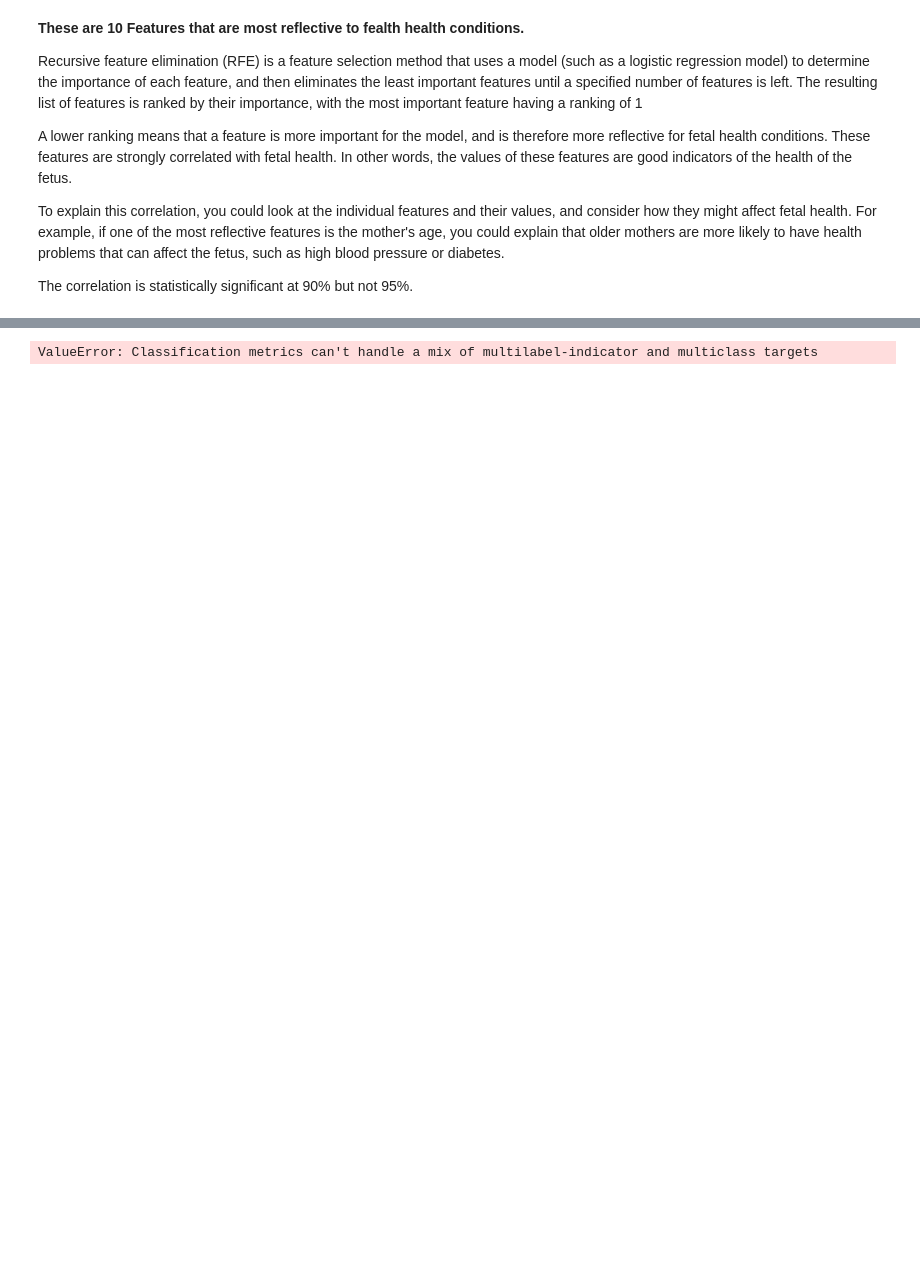
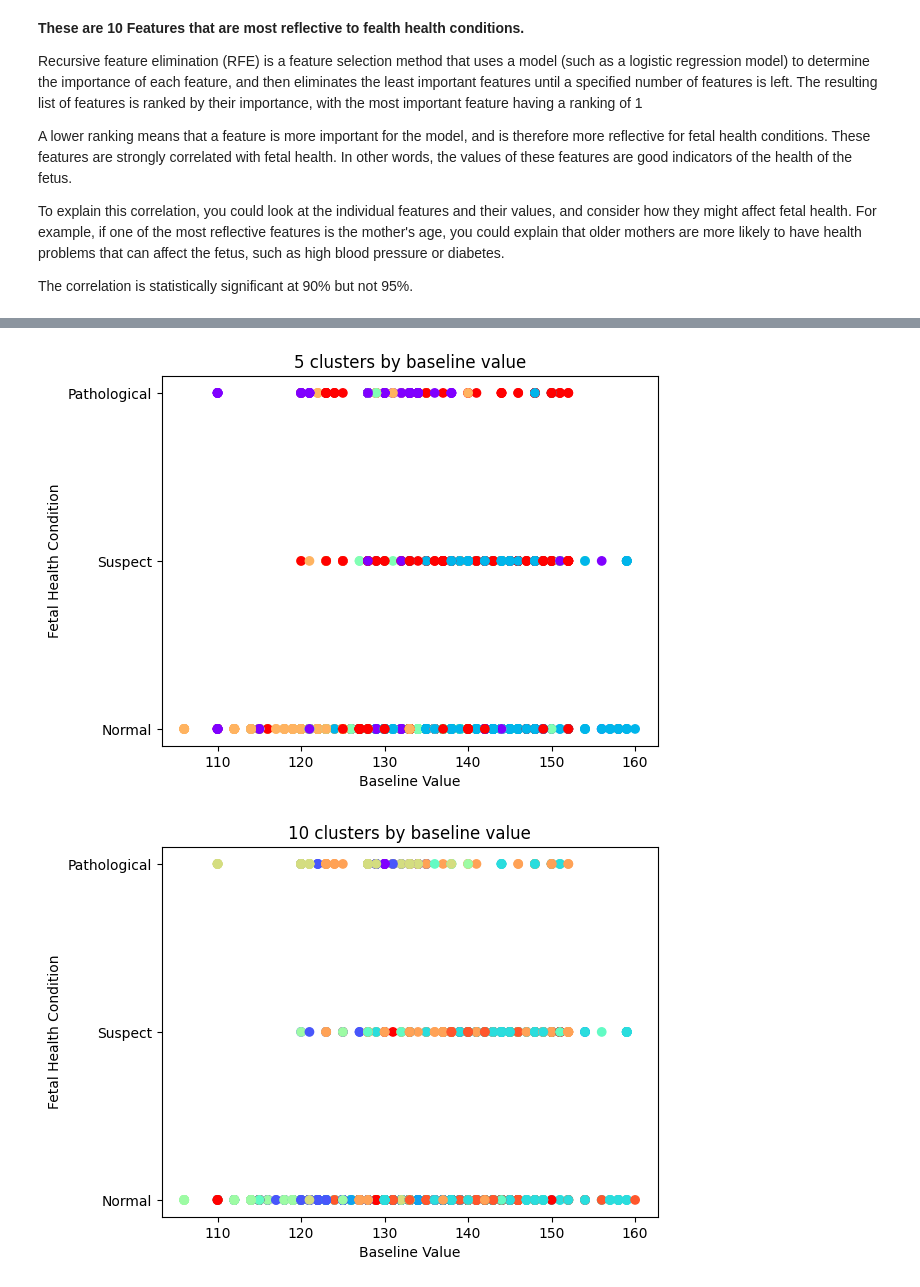
Before and after one commit to Jumaiza/CS301, a Jupyter notebook: FinalProject/finalProject.ipynb, the cells around one changed output, grey strips where cells are left out. Drawn from its saved outputs; the diff is of its cells as text; code cells hidden in the pictures; blank space fills up the shorter version.

```diff
--- a/FinalProject/finalProject.ipynb
+++ b/FinalProject/finalProject.ipynb
@@ -190,4 +213,17 @@ F1 Score:  0.7044447251343803
-# %%
-print("F1: ", f1_score(y_test, y_pred, average='macro'))
-# %% [output]
-ValueError: Classification metrics can't handle a mix of multilabel-indicator and multiclass targets
+# %%
+from sklearn.cluster import KMeans
+
+for k in [5,10,15]:
+
+    model = KMeans(n_clusters=k)
+    model.fit(X)
+    clusters = model.predict(X)
+    plt.scatter(df.iloc[:,0],fetal_health,c=clusters,cmap="rainbow")
+    plt.title(f"{k} clusters by baseline value")
+    plt.yticks([1,2,3],['Normal','Suspect','Pathological'])
+    plt.xlabel("Baseline Value")
+    plt.ylabel("Fetal Health Condition")
+    plt.show()
+# %% [output]
+[figure, added]
+[figure, added]
```
Also changed, not shown: parts of 10 cells of this notebook, 1 other file.
